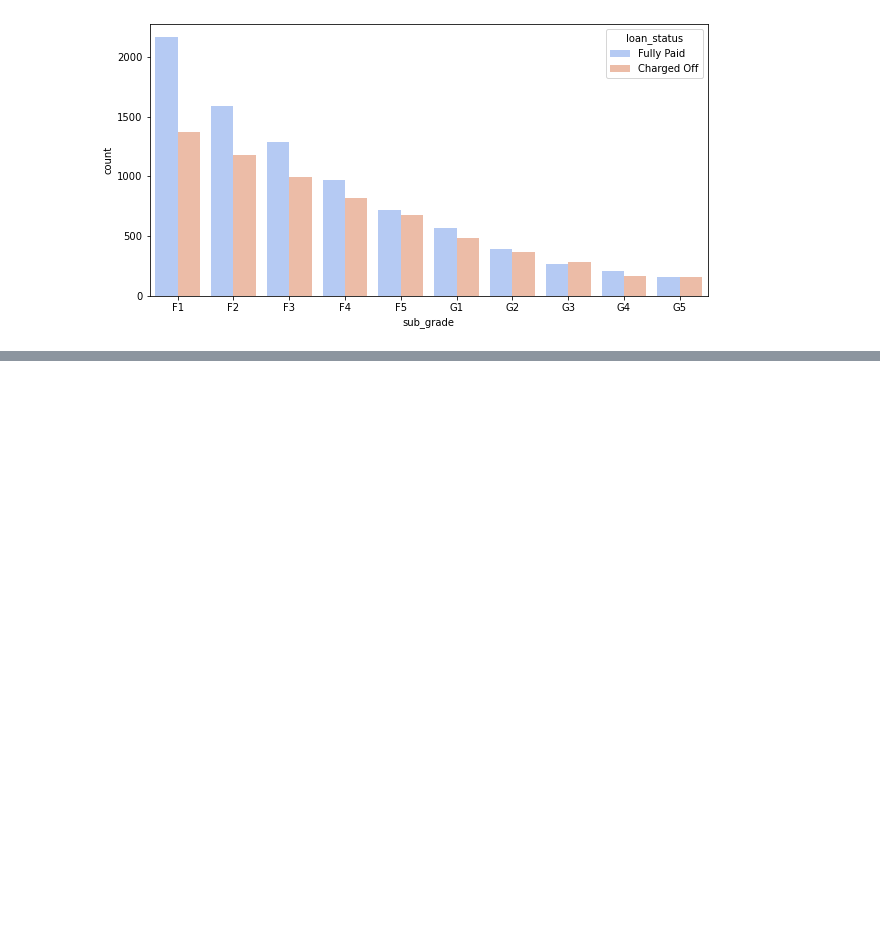
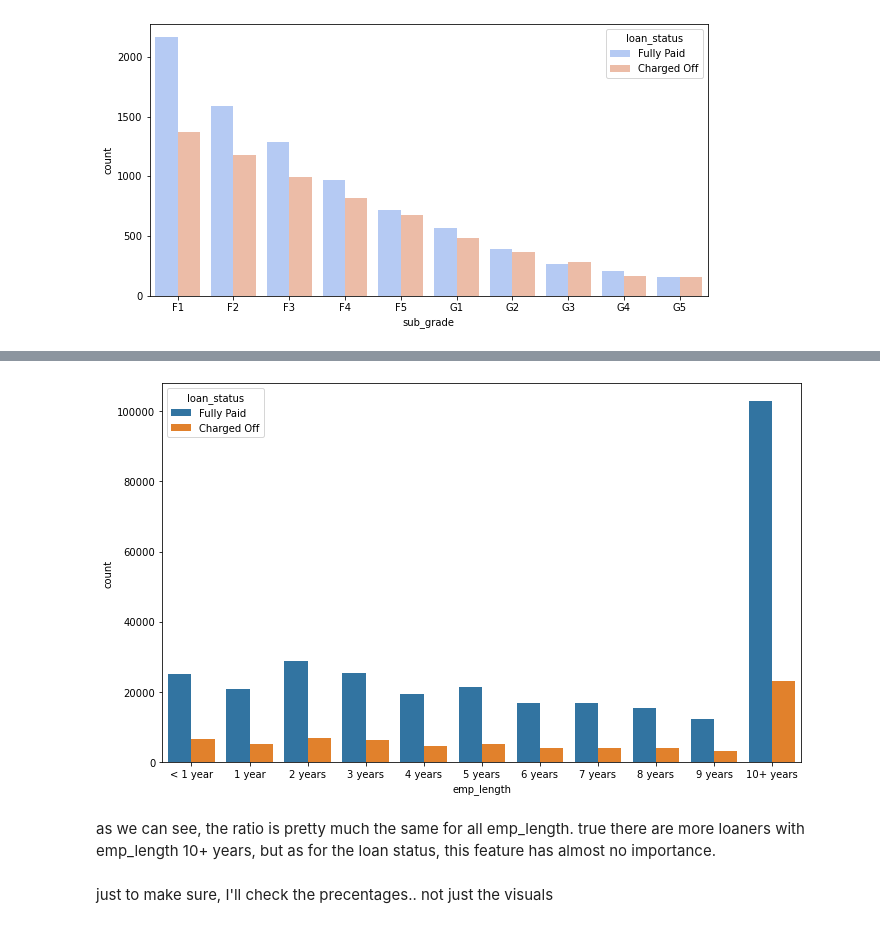
Before and after one commit to Naama000/TensorFlow-and-Keras, a Jupyter notebook: Solo Coding Keras Landing Club project.ipynb, the cells around one changed output, grey strips where cells are left out. Cells and saved outputs as stored; diff of their text form; code cells hidden in the pictures; blank space fills up the shorter version.

```diff
--- a/Solo Coding Keras Landing Club project.ipynb
+++ b/Solo Coding Keras Landing Club project.ipynb
@@ -558,0 +709,2 @@ sns.countplot(data=f_g, x='sub_grade', order= f_g_order, hue = 'loan_status',pal
+# %%
+df = df.drop('emp_title', axis = 1)
@@ -558,0 +743,16 @@ sns.countplot(data=f_g, x='sub_grade', order= f_g_order, hue = 'loan_status',pal
+# %%
+emp_order = ['< 1 year','1 year', '2 years',  '3 years',
+ '4 years',  '5 years', '6 years', '7 years', '8 years',
+ '9 years', '10+ years',
+ ]
+# %%
+plt.figure(figsize=(10,6))
+
+sns.countplot(data = df, x = 'emp_length', order = emp_order, hue = 'loan_status')
+plt.tight_layout()
+# %% [output]
+[figure, added]
+# %% [markdown]
+as we can see, the ratio is pretty much the same for all emp_length. true there are more loaners with emp_length 10+ years, but as for the loan status, this feature has almost no importance.
+# %% [markdown]
+just to make sure, I'll check the precentages.. not just the visuals
```
Also changed, not shown: parts of 57 cells of this notebook.
